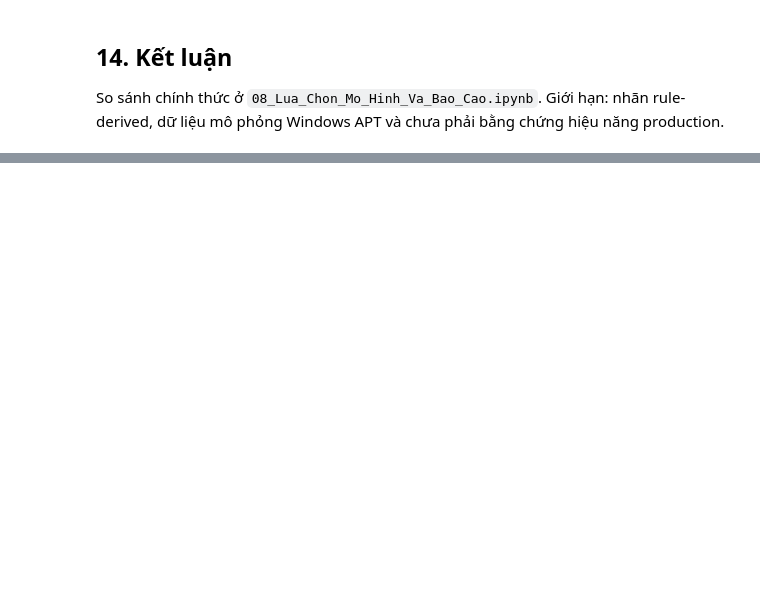
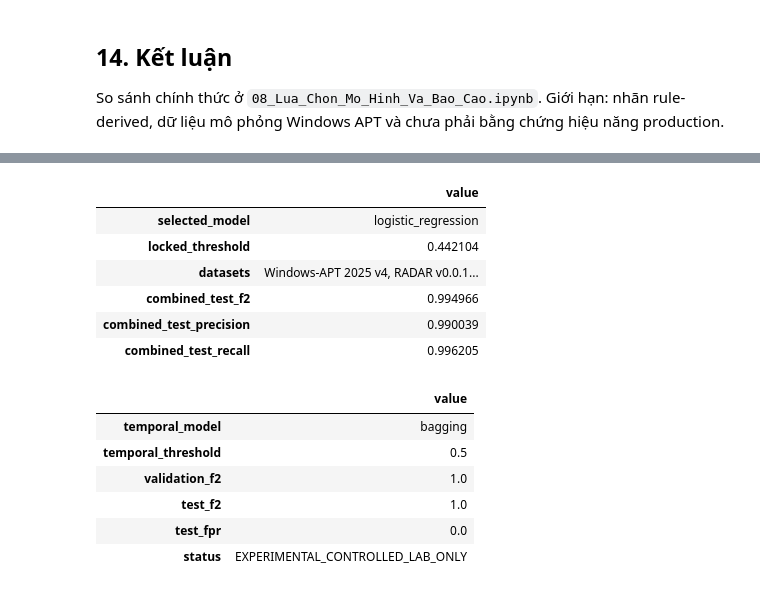
Before and after one commit to phamvanhoai/Train-Model, a Jupyter notebook: notebooks/01_Decision_Tree.ipynb, the cells around one changed output, grey strips where cells are left out. Drawn from its saved outputs; the diff is of its cells as text; code cells hidden in the pictures; blank space fills up the shorter version.

Commit message:
feat: improve SecuraAI temporal detection pipeline

```diff
--- a/notebooks/01_Decision_Tree.ipynb
+++ b/notebooks/01_Decision_Tree.ipynb
@@ -266,0 +432,50 @@ So sánh chính thức ở `08_Lua_Chon_Mo_Hinh_Va_Bao_Cao.ipynb`. Giới hạn:
+# %%
+import pandas as pd
+
+combined_artifact_dir = ROOT / 'artifacts-combined-candidate'
+combined_metadata_path = combined_artifact_dir / 'model_metadata.json'
+combined_source_report_path = ROOT / 'reports' / 'combined_candidate_by_source.json'
+temporal_artifact_dir = ROOT / 'artifacts-temporal-candidate'
+temporal_metadata_path = temporal_artifact_dir / 'model_metadata.json'
+
+if combined_metadata_path.exists():
+    combined_metadata = json.loads(combined_metadata_path.read_text(encoding='utf-8'))
+    display(pd.DataFrame({
+        'value': [
+            combined_metadata['selectedModel'],
+            combined_metadata['lockedThreshold'],
+            ', '.join(combined_metadata['datasets']),
+            combined_metadata['test']['f2'],
+            combined_metadata['test']['precision'],
+            combined_metadata['test']['recall'],
+        ]
+    }, index=['selected_model','locked_threshold','datasets','combined_test_f2','combined_test_precision','combined_test_recall']))
+else:
+    print('Chưa có artifacts-combined-candidate. Chạy scripts/train_combined_candidate.py trước.')
+
+if temporal_metadata_path.exists():
+    temporal_metadata = json.loads(temporal_metadata_path.read_text(encoding='utf-8'))
+    display(pd.DataFrame({
+        'value': [
+            temporal_metadata['selectedModel'], temporal_metadata['lockedThreshold'],
+            temporal_metadata['validation']['f2'], temporal_metadata['test']['f2'],
+            temporal_metadata['test']['falsePositiveRate'], temporal_metadata['status'],
+        ]
+    }, index=['temporal_model','temporal_threshold','validation_f2','test_f2','test_fpr','status']))
+else:
+    print('Chưa có artifacts-temporal-candidate. Chạy scripts/train_temporal_candidate.py trước.')
+# %% [output]
+|  | value |
+| selected_model | logistic_regression |
+| locked_threshold | 0.442104 |
+| datasets | Windows-APT 2025 v4, RADAR v0.0.1... |
+| combined_test_f2 | 0.994966 |
+| combined_test_precision | 0.990039 |
+| combined_test_recall | 0.996205 |
+|  | value |
+| temporal_model | bagging |
+| temporal_threshold | 0.5 |
+| validation_f2 | 1.0 |
+| test_f2 | 1.0 |
+| test_fpr | 0.0 |
+| status | EXPERIMENTAL_CONTROLLED_LAB_ONLY |
```
Also changed, not shown: parts of 17 cells of this notebook, 57 other files.
